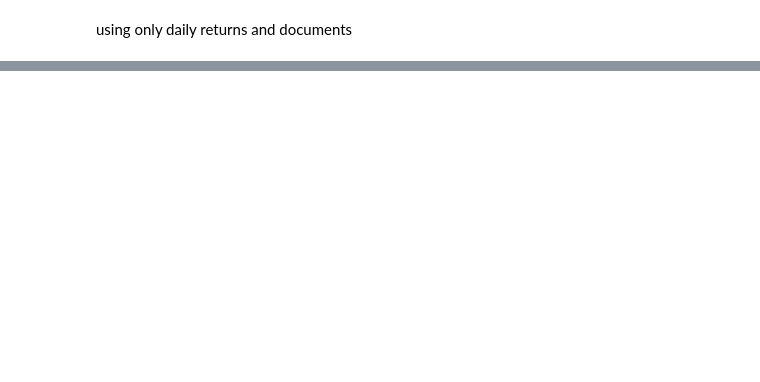
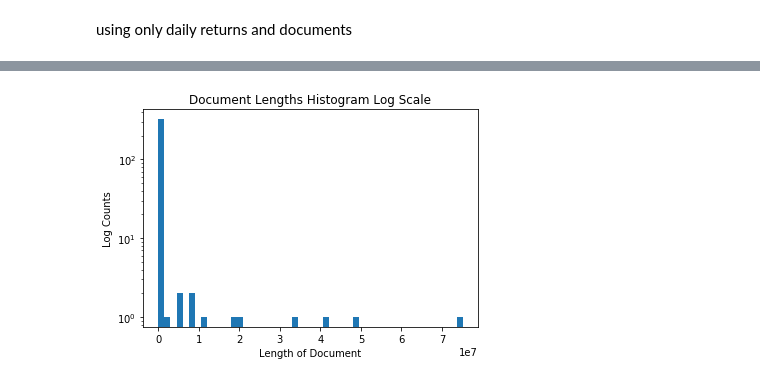
Before and after one commit to Evbor/Stock_Analysis, a Jupyter notebook: research/FinTech.ipynb, the cells around one changed output, grey strips where cells are left out. Saved outputs shown, nothing was run; the diff lists cells and outputs as text; code cells hidden in the pictures; blank space fills up the shorter version.

```diff
--- a/research/FinTech.ipynb
+++ b/research/FinTech.ipynb
@@ -506,0 +535,12 @@ using only daily returns and documents
+# %%
+# Path to Intel's 8-K forms
+intel_docs_path = os.path.join(path_to_docs, CIK)
+# %%
+# Constructing doc_lengths: a list of lengths of Intel's 8-K forms before they are normalized
+doc_lengths_paths_dict = {}
+
+for doc_name in os.listdir(intel_docs_path):
+    doc_path = os.path.join(intel_docs_path, doc_name)
+    with open(doc_path, 'r') as f:
+        raw_doc_text = f.read()
+    doc_lengths_paths_dict[len(raw_doc_text)] = doc_path
@@ -506,0 +564,9 @@ using only daily returns and documents
+# %%
+fig, ax = plt.subplots()
+ax.hist(doc_lengths_paths_dict.keys(), bins=50, log=True)
+ax.set_title('Document Lengths Histogram Log Scale')
+ax.set_xlabel('Length of Document')
+ax.set_ylabel('Log Counts')
+plt.show()
+# %% [output]
+[figure, added]
```
Also changed, not shown: parts of 55 cells of this notebook.
